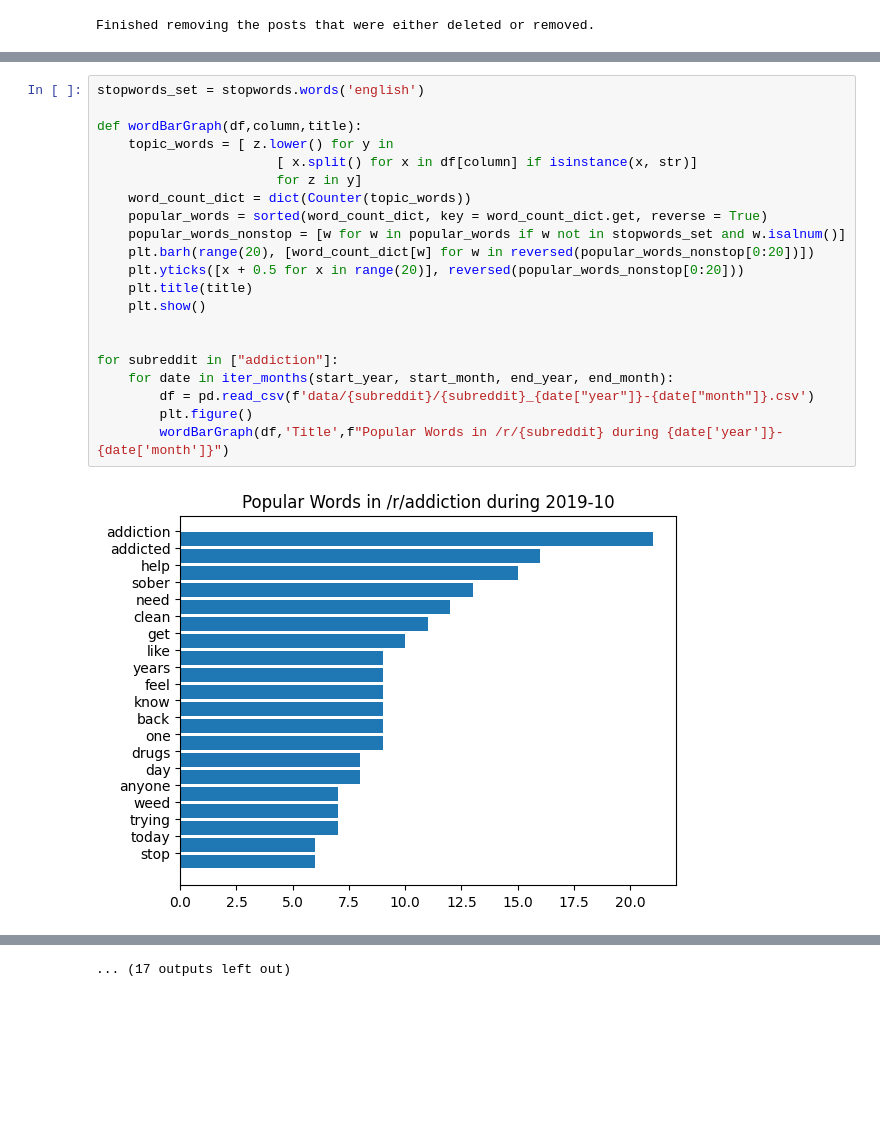
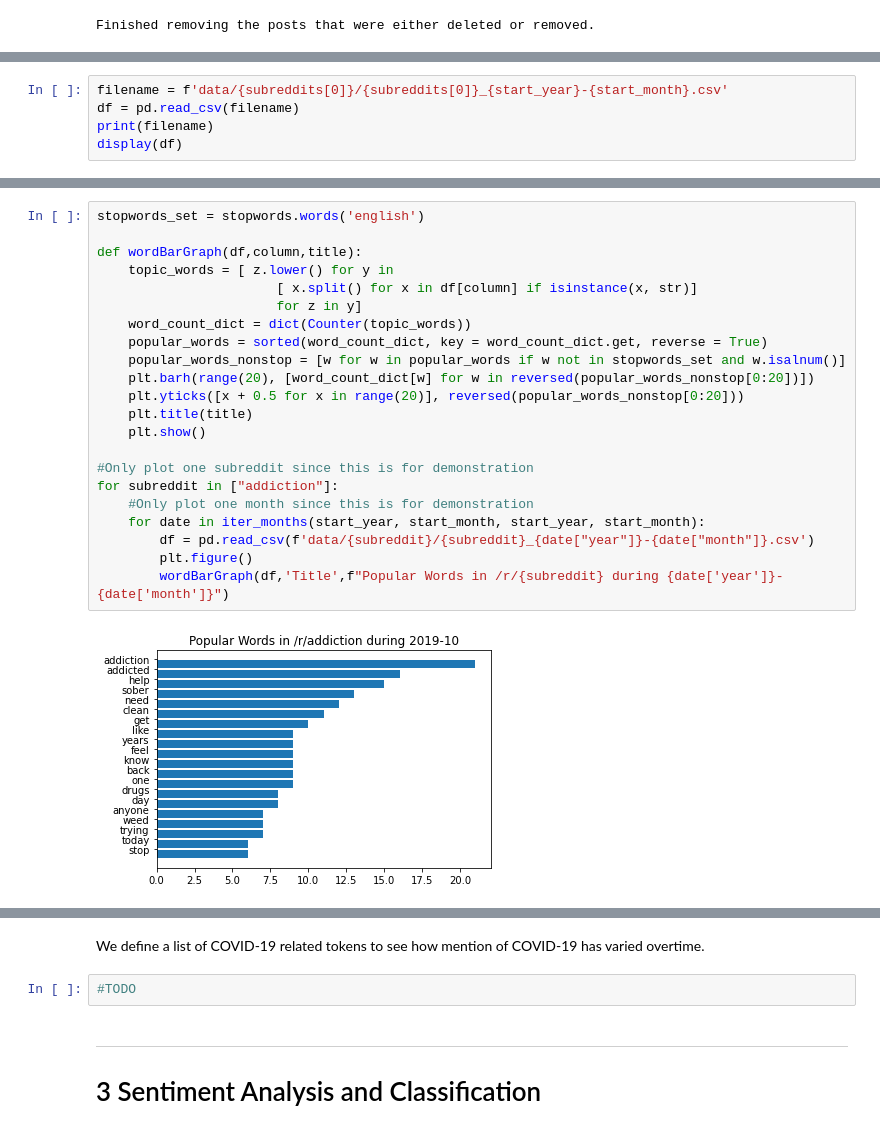
Before and after one commit to zeyad-mansour/reddit-sentiment-analysis, a Jupyter notebook: notebook.ipynb, the cells around one changed output, grey strips where cells are left out. Drawn from its saved outputs; the diff is of its cells as text; blank space fills up the shorter version.

```diff
--- a/notebook.ipynb
+++ b/notebook.ipynb
@@ -207,0 +212,5 @@ Finished removing the posts that were either deleted or removed.
+# %%
+filename = f'data/{subreddits[0]}/{subreddits[0]}_{start_year}-{start_month}.csv'
+df = pd.read_csv(filename)
+print(filename)
+display(df)
@@ -233,23 +263,24 @@ for subreddit in ["addiction"]:
 # %%
 stopwords_set = stopwords.words('english')
 
 def wordBarGraph(df,column,title):
     topic_words = [ z.lower() for y in
                        [ x.split() for x in df[column] if isinstance(x, str)]
                        for z in y]
     word_count_dict = dict(Counter(topic_words))
     popular_words = sorted(word_count_dict, key = word_count_dict.get, reverse = True)
     popular_words_nonstop = [w for w in popular_words if w not in stopwords_set and w.isalnum()]
     plt.barh(range(20), [word_count_dict[w] for w in reversed(popular_words_nonstop[0:20])])
     plt.yticks([x + 0.5 for x in range(20)], reversed(popular_words_nonstop[0:20]))
     plt.title(title)
     plt.show()
 
-
+#Only plot one subreddit since this is for demonstration
 for subreddit in ["addiction"]:
-    for date in iter_months(start_year, start_month, end_year, end_month):
+    #Only plot one month since this is for demonstration
+    for date in iter_months(start_year, start_month, start_year, start_month):
         df = pd.read_csv(f'data/{subreddit}/{subreddit}_{date["year"]}-{date["month"]}.csv')
         plt.figure()
         wordBarGraph(df,'Title',f"Popular Words in /r/{subreddit} during {date['year']}-{date['month']}")
 # %% [output]
-[figure, old version]
+[figure, new version]
@@ -267 +287,8 @@ for subreddit in ["addiction"]:
-... (17 outputs left out)
+# %% [markdown]
+We define a list of COVID-19 related tokens to see how mention of COVID-19 has varied overtime.
+# %%
+#TODO
+# %% [markdown]
+<hr>
+
+# 3 Sentiment Analysis and Classification
```
Also changed, not shown: parts of 14 cells of this notebook, 1 other file.
